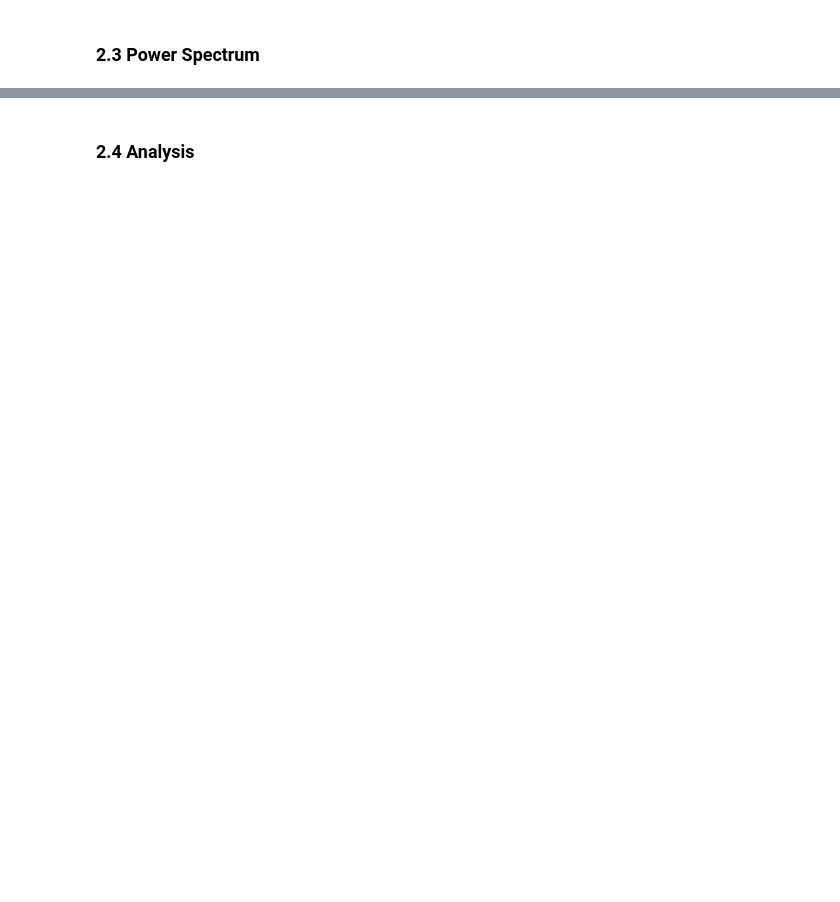
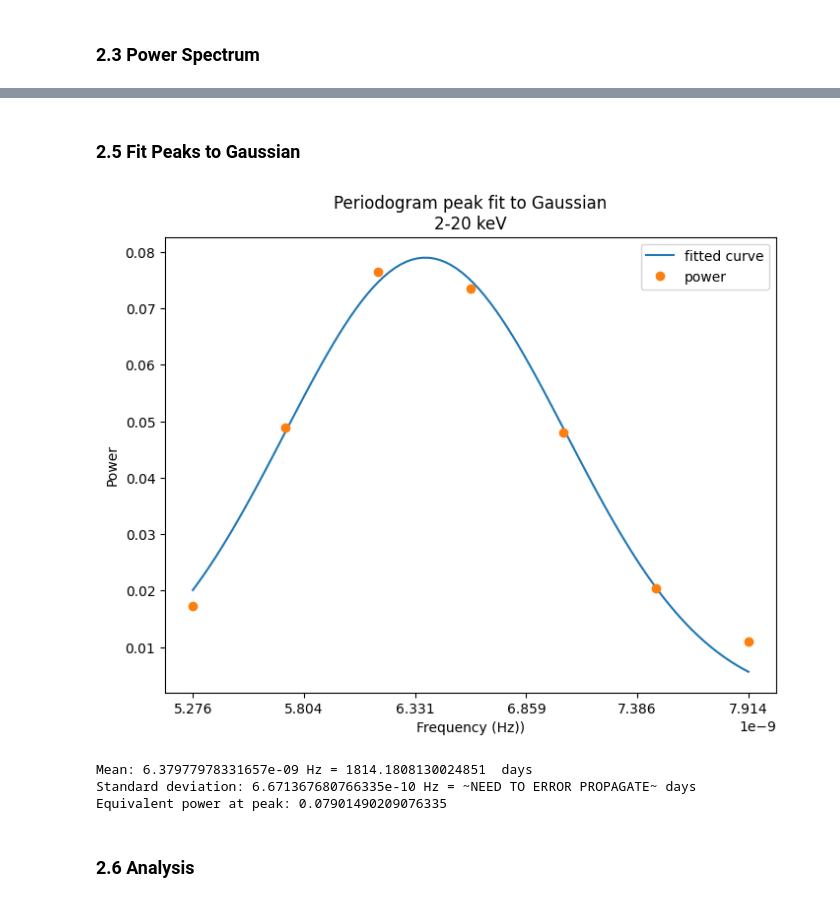
Before and after one commit to Beauremontt/AGN-Flux-Timing-Analysis, a Jupyter notebook: AGNFluxTimingAnalysis.ipynb, the cells around one changed output, grey strips where cells are left out. Cells and saved outputs as stored; diff of their text form; code cells hidden in the pictures; blank space fills up the shorter version.

Commit message:
Can fit a chosen LSP peak to Gaussian for errors

```diff
--- a/AGNFluxTimingAnalysis.ipynb
+++ b/AGNFluxTimingAnalysis.ipynb
@@ -258,5 +288,54 @@ plt.show()
+# %% [markdown]
+### 2.5 Fit Peaks to Gaussian
+# %%
+from scipy.optimize import curve_fit
+
+# for now, manually define index range of peak from table 1 in 2.4
+peak_start = 2
+peak_end = 9
+
+# get data values
+data_y = power[peak_start:peak_end]
+data_x = frequency[peak_start:peak_end]
+
+# define the Gaussian function
+def Gauss(x, mu, sigma, A):
+    return A * np.exp(-(x - mu)**2 / (2 * sigma**2))
+
+# initial guess for parameters
+init = [np.mean(data_x), np.std(data_x), np.max(data_y)]
+
+# fit data to Gauss
+params, covariance = curve_fit(Gauss, data_x, data_y, p0=init)
+
+# get optimized parameters
+mu, sigma, A = params
+
+# plot fitted curve and data
+plt.subplots(1,1,figsize=(8,6))
+gauss_x = np.linspace(data_x[0], data_x[-1], 100)
+plt.plot(gauss_x, Gauss(gauss_x, mu, sigma, A), '-', label="fitted curve")
+plt.plot(data_x, data_y, 'o', label="power")
+
+# put labels on plot
+plt.title(f"Periodogram peak fit to Gaussian\n{band_label}")
+plt.xlabel("Frequency (Hz))")
+plt.ylabel("Power")
+plt.xticks(np.linspace(min(data_x), max(data_x), 6))
+plt.legend()
+
+# print results
+plt.show()
+print("\nMean:", mu, "Hz =", 1/(mu*86400), " days")
+print("Standard deviation:", sigma, "Hz = ~NEED TO ERROR PROPAGATE~ days")
+print("Equivalent power at peak:", A)
+# %% [output]
+[figure, added]
+Mean: 6.37977978331657e-09 Hz = 1814.1808130024851  days
+Standard deviation: 6.671367680766335e-10 Hz = ~NEED TO ERROR PROPAGATE~ days
+Equivalent power at peak: 0.07901490209076335
 # %% [markdown]
-### 2.4 Analysis
+### 2.6 Analysis
 # %%
 # finds the maximum and the minimum of the periodogram columns
 array = frequency, power
```
Also changed, not shown: parts of 7 cells of this notebook.
